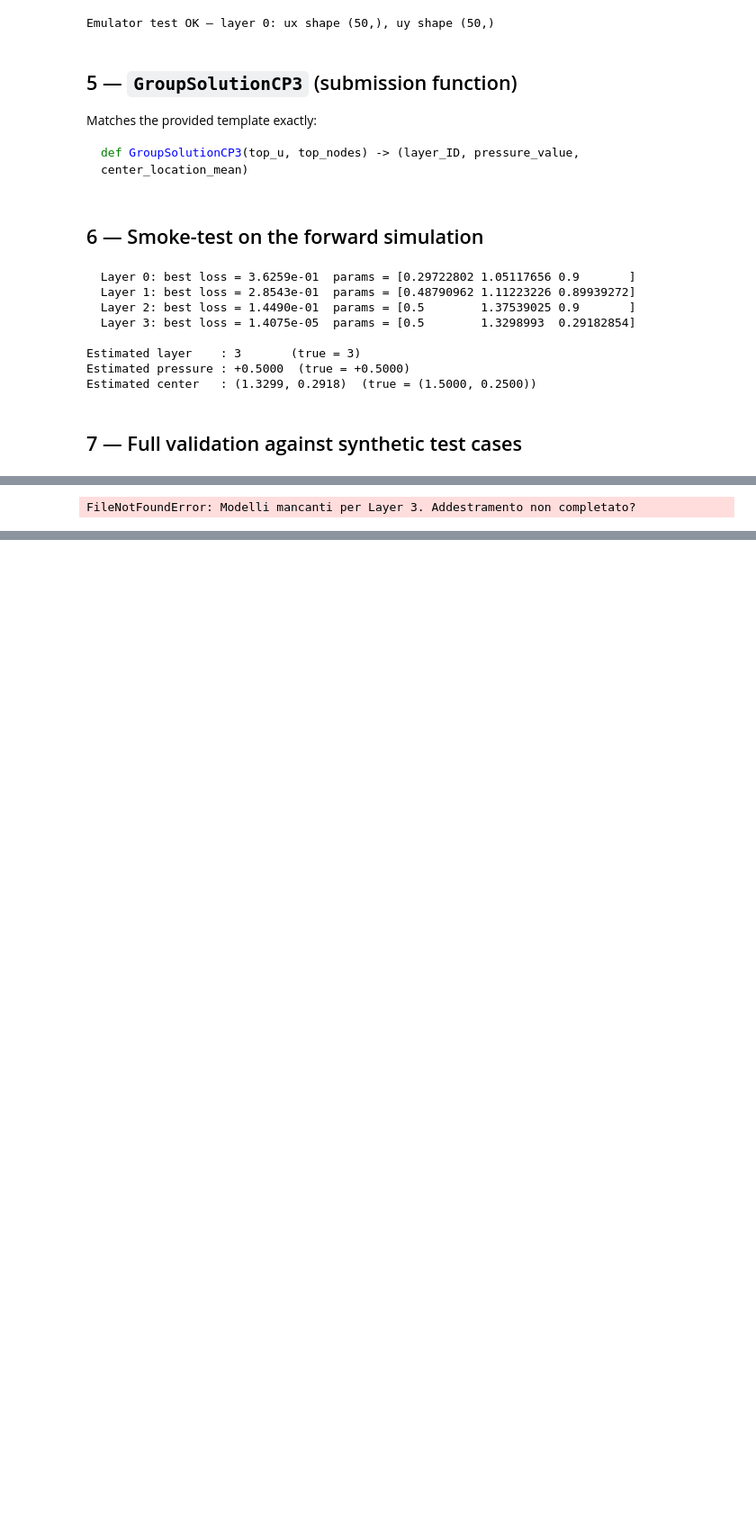
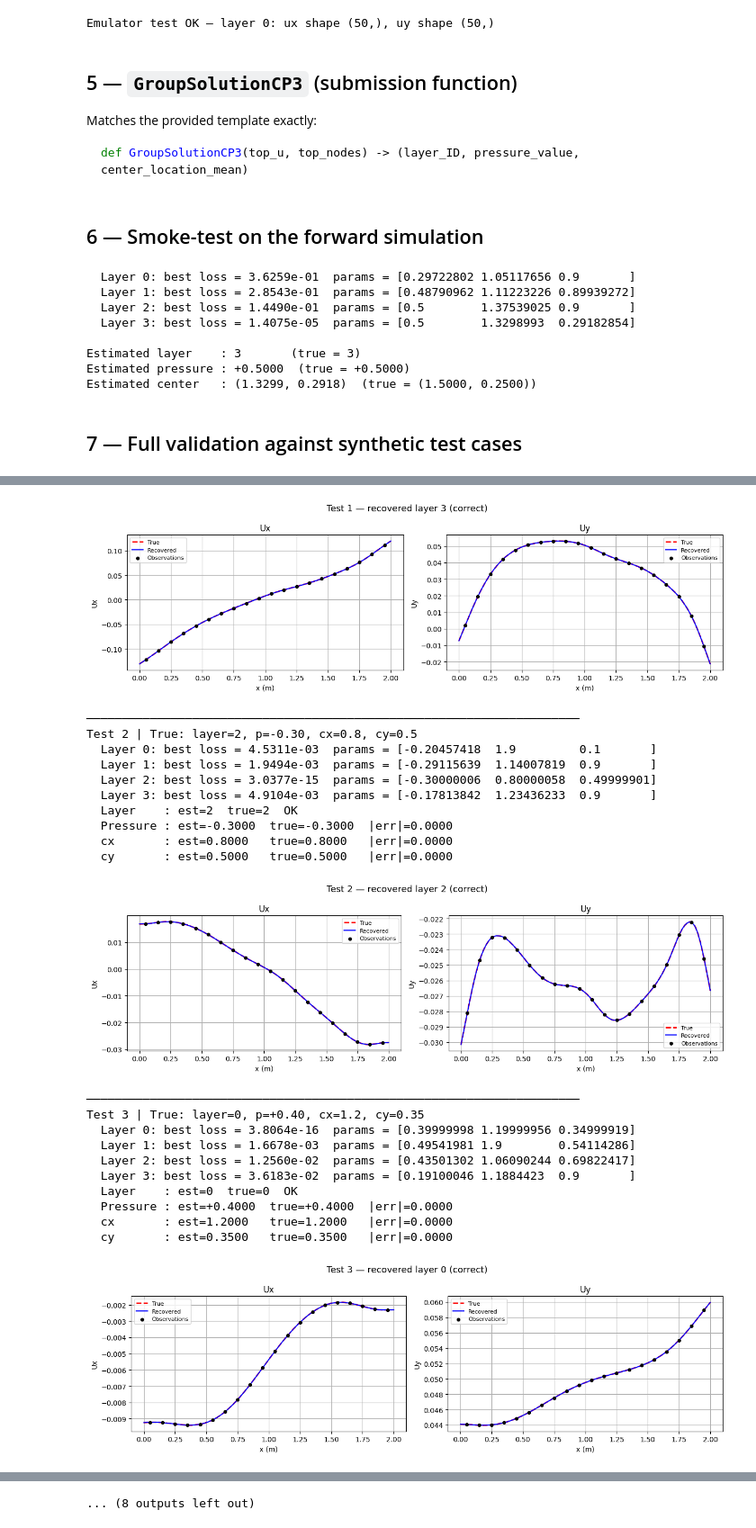
Before and after one commit to Stefano-Chiari/GeoMechLab, a Jupyter notebook: CP3_solution.ipynb, the cells around one changed output, grey strips where cells are left out. Shown at 90% size. Cells and saved outputs as stored; diff of their text form; code cells hidden in the pictures; blank space fills up the shorter version.

Commit message:
new tests on cp3

```diff
--- a/CP3_solution.ipynb
+++ b/CP3_solution.ipynb
@@ -69,15 +70,18 @@ x range         : 0.0 to 2.0
 **Run this before anything else.** If any file is missing the inversion will fail with `None`.
 # %%
 # Point to your trained GP models
-MODELS_DIR = Path("/Users/edoardoventuroli/SCT4AMM/GeoMechLab/models")
+#MODELS_DIR = Path("/Users/edoardoventuroli/SCT4AMM/GeoMechLab/models")
+# Cerca la cartella "models" nella stessa directory in cui si trova stefpy.py
+_models_dir = Path.cwd() / "models"
 
 # Confirm it exists before going any further
-assert MODELS_DIR.exists(), f"Models folder not found: {MODELS_DIR}"
-print(f"Models directory: {MODELS_DIR}")
+#assert MODELS_DIR.exists(), f"Models folder not found: {MODELS_DIR}"
+assert _models_dir.exists(), f"Models folder not found: {_models_dir}"
+print(f"Models directory: {_models_dir}")
 def _load_models(layer_ID: int) -> dict:
     if layer_ID not in _gp_cache:
-        ux_path = MODELS_DIR / f"gp_ux_surf_layer_{layer_ID}.pkl"
-        uy_path = MODELS_DIR / f"gp_uy_surf_layer_{layer_ID}.pkl"
+        ux_path = _models_dir / f"gp_ux_surf_layer_{layer_ID}.pkl"
+        uy_path = _models_dir / f"gp_uy_surf_layer_{layer_ID}.pkl"
         if not ux_path.exists() or not uy_path.exists():
             raise FileNotFoundError(
                 f"GP model files not found for layer {layer_ID}.\n"
@@ -92,7 +96,7 @@ def _load_models(layer_ID: int) -> dict:
 all_ok = True
 for L in range(4):
     for component in ("ux", "uy"):
-        p = MODELS_DIR / f"gp_{component}_surf_layer_{L}.pkl"
+        p = _models_dir / f"gp_{component}_surf_layer_{L}.pkl"
         status = "OK" if p.exists() else "MISSING"
         print(f"  Layer {L} | {component} | {str(p):<60} {status}")
         if not p.exists():
@@ -121,8 +125,8 @@ _gp_cache: dict = {}
 def _load_models(layer_ID: int) -> dict:
     """Load and cache GP surface-displacement models for one layer."""
     if layer_ID not in _gp_cache:
-        ux_path = MODELS_DIR / f"gp_ux_surf_layer_{layer_ID}.pkl"
-        uy_path = MODELS_DIR / f"gp_uy_surf_layer_{layer_ID}.pkl"
+        ux_path = _models_dir / f"gp_ux_surf_layer_{layer_ID}.pkl"
+        uy_path = _models_dir / f"gp_uy_surf_layer_{layer_ID}.pkl"
         if not ux_path.exists() or not uy_path.exists():
             raise FileNotFoundError(
                 f"GP model files not found for layer {layer_ID}.\n"
@@ -305,6 +309,11 @@ test_cases = [
     {"id": 3, "layer": 0, "press":  0.40, "cx": 1.20, "cy": 0.35},
     {"id": 4, "layer": 1, "press": -0.45, "cx": 0.60, "cy": 0.60},
     {"id": 5, "layer": 3, "press":  0.20, "cx": 1.00, "cy": 0.40},
+    {"id": 6, "layer": 2, "press": 0.13, "cx": 1.40, "cy": 0.10},   # the next ones are some pathological cases
+    {"id": 7, "layer": 3, "press": 0.02, "cx": 1.20, "cy": 0.28},   # ghost case
+    {"id": 8, "layer": 1, "press": -0.48, "cx": 1.72, "cy": 0.65},  # asymetric case
+    {"id": 9, "layer": 0, "press": 0.50, "cx": 0.35, "cy": 0.85},   # local minima
+    {"id": 10, "layer": 2, "press": 0.00, "cx": 1.00, "cy": 0.50},  # grad(cx,cy) = 0
 ]
 
 x_obs_val     = np.linspace(0.05, 1.95, 20)
@@ -375 +392,23 @@ Test 1 | True: layer=3, p=+0.50, cx=1.5, cy=0.25
+[figure, added]
-FileNotFoundError: Modelli mancanti per Layer 3. Addestramento non completato?
+──────────────────────────────────────────────────────────────────────
+Test 2 | True: layer=2, p=-0.30, cx=0.8, cy=0.5
+  Layer 0: best loss = 4.5311e-03  params = [-0.20457418  1.9         0.1       ]
+  Layer 1: best loss = 1.9494e-03  params = [-0.29115639  1.14007819  0.9       ]
+  Layer 2: best loss = 3.0377e-15  params = [-0.30000006  0.80000058  0.49999901]
+  Layer 3: best loss = 4.9104e-03  params = [-0.17813842  1.23436233  0.9       ]
+  Layer    : est=2  true=2  OK
+  Pressure : est=-0.3000  true=-0.3000  |err|=0.0000
+  cx       : est=0.8000   true=0.8000   |err|=0.0000
+  cy       : est=0.5000   true=0.5000   |err|=0.0000
+[figure, added]
+──────────────────────────────────────────────────────────────────────
+Test 3 | True: layer=0, p=+0.40, cx=1.2, cy=0.35
+  Layer 0: best loss = 3.8064e-16  params = [0.39999998 1.19999956 0.34999919]
+  Layer 1: best loss = 1.6678e-03  params = [0.49541981 1.9        0.54114286]
+  Layer 2: best loss = 1.2560e-02  params = [0.43501302 1.06090244 0.69822417]
+  Layer 3: best loss = 3.6183e-02  params = [0.19100046 1.1884423  0.9       ]
+  Layer    : est=0  true=0  OK
+  Pressure : est=+0.4000  true=+0.4000  |err|=0.0000
+  cx       : est=1.2000   true=1.2000   |err|=0.0000
+  cy       : est=0.3500   true=0.3500   |err|=0.0000
+[figure, added]
@@ -375,0 +448 @@ FileNotFoundError: Modelli mancanti per Layer 3. Addestramento non completato?
+... (8 outputs left out)
```
Also changed, not shown: parts of 2 cells of this notebook, 1 other file.
